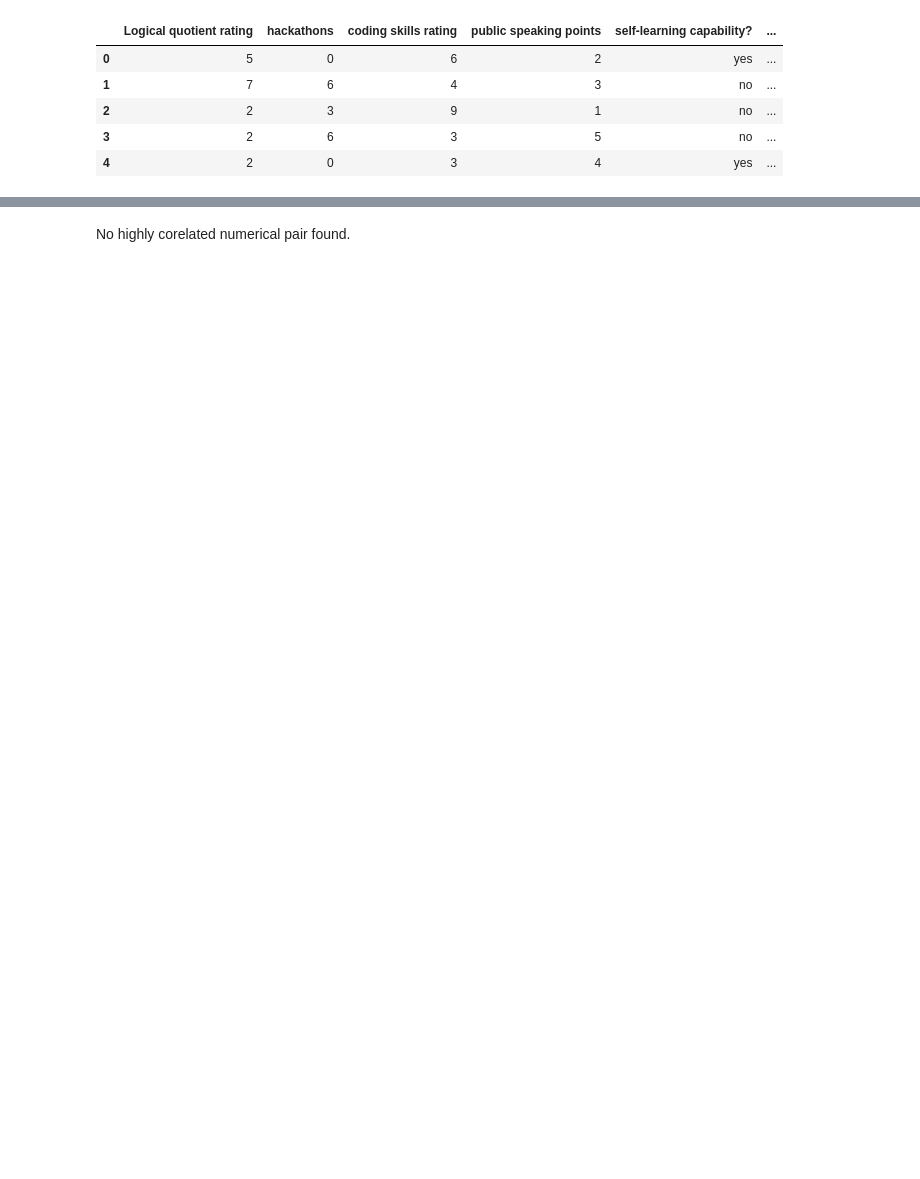
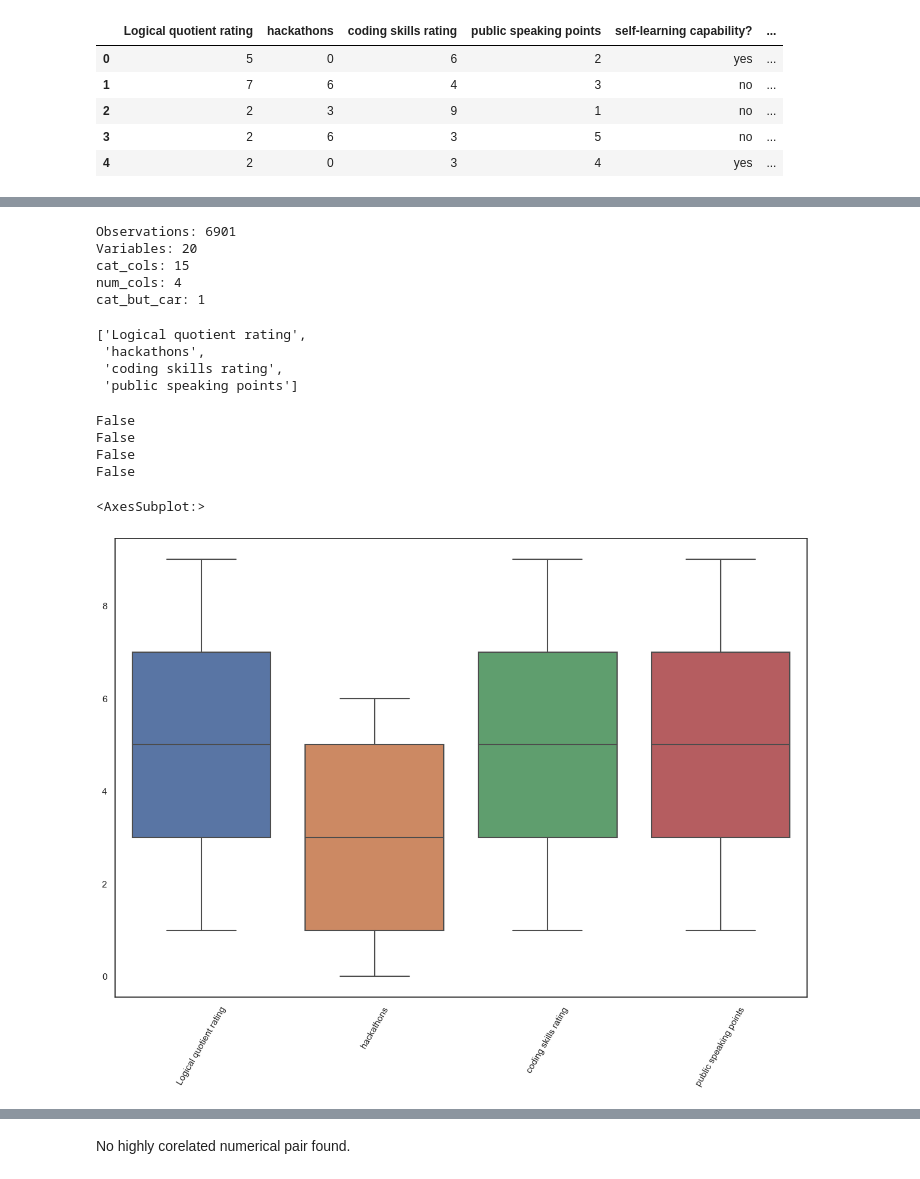
Before and after one commit to melikedulkadir/Career-Path-Predictor, a Jupyter notebook: Career-Path-Predictor.ipynb, the cells around one changed output, grey strips where cells are left out. Drawn from its saved outputs; the diff is of its cells as text; code cells hidden in the pictures; blank space fills up the shorter version.

```diff
--- a/Career-Path-Predictor.ipynb
+++ b/Career-Path-Predictor.ipynb
@@ -175,6 +46,0 @@ Name: interested career area , dtype: int64
-# %%
-# Changing the categorical values to numerical values
-cols = df[["self-learning capability?", "Extra-courses did","Taken inputs from seniors or elders", "worked in teams ever?", "Introvert"]]
-for i in cols:
-    cleanup_nums = {i: {"yes": 1, "no": 0}}
-    df = df.replace(cleanup_nums)
@@ -204,0 +174,30 @@ df.head()
+# %%
+cat_cols, num_cols, cat_but_car = grab_col_names(df)
+# %% [output]
+Observations: 6901
+Variables: 20
+cat_cols: 15
+num_cols: 4
+cat_but_car: 1
+# %%
+num_cols
+# %% [output]
+['Logical quotient rating',
+ 'hackathons',
+ 'coding skills rating',
+ 'public speaking points']
+# %%
+for col in num_cols:
+    print(check_outlier(df,col))
+# %% [output]
+False
+False
+False
+False
+# %%
+fig, ax = plt.subplots(figsize=(15,10))
+ax.set_xticklabels(ax.get_xticklabels(), rotation=60)
+sns.boxplot(data=df[num_cols], ax=ax)
+# %% [output]
+<AxesSubplot:>
+[figure, added]
```
Also changed, not shown: parts of 48 cells of this notebook.
